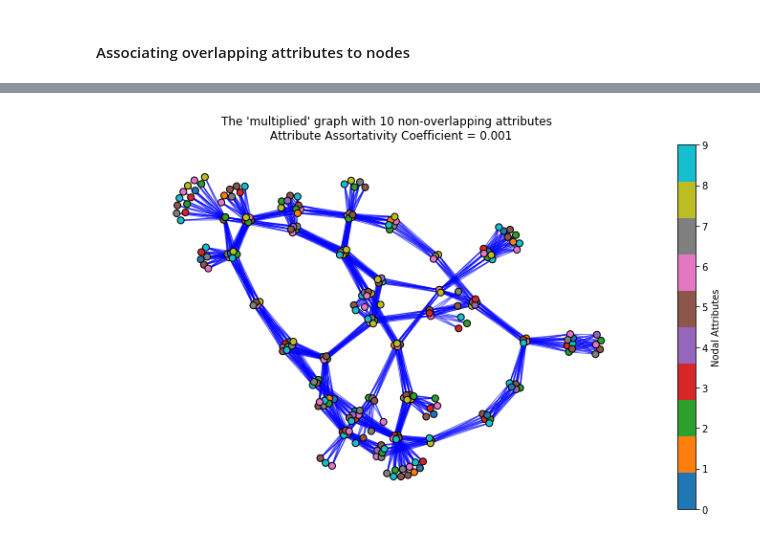
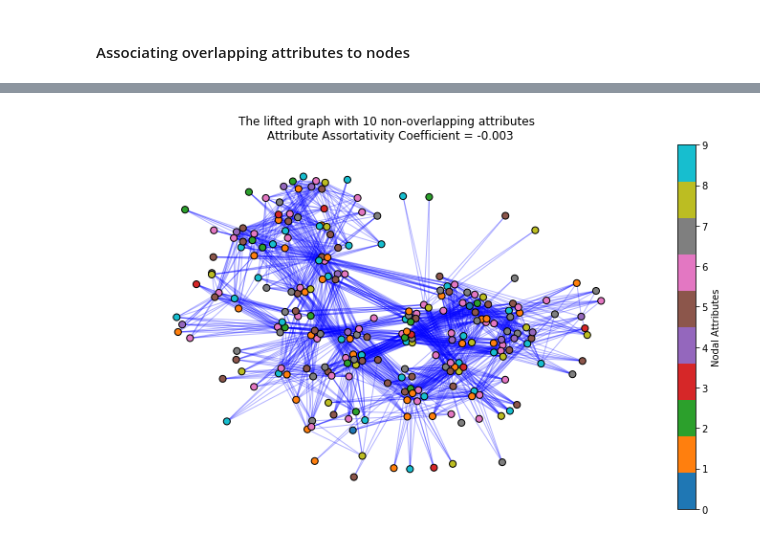
Before and after one commit to mboudour/GraphMultilayerity, a Jupyter notebook: assortativity.ipynb, the cells around one changed output, grey strips where cells are left out. Saved outputs shown, nothing was run; the diff lists cells and outputs as text; code cells hidden in the pictures.

```diff
--- a/assortativity.ipynb
+++ b/assortativity.ipynb
@@ -271,0 +255,35 @@ print len(Gd.nodes()),len(Gd.edges())
+# %%
+plt.figure(figsize=(12,7));
+pos = graphviz_layout(G) #nx.spring_layout(G, iterations=1000) #
+node_border_color='k'
+node_color=[]
+for n in Gd.nodes(data=True):
+    la=[int(x.replace("attr_","")) for x in n[1]['attribute']]
+    node_color.append(sum(la)/float(len(la)))
+vmin = min(node_color) #df['color'].min()
+vmax = max(node_color) #df['color'].max()
+cmap=plt.cm.tab10 #coolwarm
+nodes = nx.draw_networkx_nodes(G, pos, node_color=node_color, cmap=cmap, vmin=vmin, vmax=vmax)
+nodes.set_edgecolor(node_border_color)
+nx.draw_networkx_edges(G, pos,edge_color='b',alpha=0.6)
+plt.axis('off');
+# yoffset = {}
+# y_off = -0.08  # offset on the y axis
+# for k, v in pos.items():
+#     yoffset[k] = (v[0], v[1]+y_off)
+# nx.draw_networkx_labels(G, yoffset);
+node_attrs = nx.get_node_attributes(Gd, 'attribute')
+custom_node_attrs = {}
+for node, attr in node_attrs.items():
+    att=[x.replace('attr_','a') for x in attr]
+    custom_node_attrs[node] = '-'.join(att)
+pos_attrs = {}
+for node, coords in pos.items():
+    pos_attrs[node] = (coords[0], coords[1] - 30)
+nx.draw_networkx_labels(G, pos_attrs, labels=custom_node_attrs,font_size=10);
+sm = plt.cm.ScalarMappable(cmap=cmap, norm=plt.Normalize(vmin=vmin, vmax=vmax))
+sm.set_array([])
+cbar = plt.colorbar(sm,label="Nodal Attributes") #, orientation='horizontal')
+plt.margins(x=0.1, y=0.1)
+sst="Graph with %i overlapping attributes" %kp  #\n Attribute Assortativity Coefficient = %.3f" %(kp, nx.attribute_assortativity_coefficient(Gdm,'attribute'))
+plt.title(sst);
@@ -303,30 +322,30 @@ nx.attribute_assortativity_coefficient(Gdm,'attribute')
 # %%
 plt.figure(figsize=(12,7));
-pos = nx.spring_layout(Gdm, iterations=1000) #graphviz_layout(Gdm)
+pos = nx.spring_layout(Gdm, iterations=1000,k=7.) #graphviz_layout(Gdm)
 node_border_color='k'
 node_color=[]
 for n in Gdm.nodes(data=True):
     node_color.append(int(n[1]['attribute'].replace("attr_","")))
 vmin = min(node_color) #df['color'].min()
 vmax = max(node_color) #df['color'].max()
 cmap=plt.cm.tab10 #coolwarm
 nodes = nx.draw_networkx_nodes(Gdm, pos, node_color=node_color, cmap=cmap, vmin=vmin, vmax=vmax,node_size=50)
 nodes.set_edgecolor(node_border_color)
-nx.draw_networkx_edges(Gdm, pos,edge_color='b',alpha=0.6)
+nx.draw_networkx_edges(Gdm, pos,edge_color='b',alpha=0.3)
 plt.axis('off');
 node_attrs = nx.get_node_attributes(Gdm, 'attribute')
 custom_node_attrs = {}
 for node, attr in node_attrs.items():
     custom_node_attrs[node] = attr
 pos_attrs = {}
 for node, coords in pos.items():
     pos_attrs[node] = (coords[0], coords[1] - 5)
 nx.draw_networkx_labels(Gdm, pos_attrs, labels=custom_node_attrs,font_size=10);
 sm = plt.cm.ScalarMappable(cmap=cmap, norm=plt.Normalize(vmin=vmin, vmax=vmax))
 sm.set_array([])
 cbar = plt.colorbar(sm,label="Nodal Attributes") #, orientation='horizontal')
 plt.margins(x=0.1, y=0.1)
-sst="The 'multiplied' graph with %i non-overlapping attributes \n Attribute Assortativity Coefficient = %.3f" %(kp,nx.attribute_assortativity_coefficient(Gdm,'attribute'))
+sst="The lifted graph with %i non-overlapping attributes \n Attribute Assortativity Coefficient = %.3f" %(kp,nx.attribute_assortativity_coefficient(Gdm,'attribute'))
 plt.title(sst);
 # %% [output]
-[figure, old version]
+[figure, new version]
```
Also changed, not shown: parts of 11 cells of this notebook.
